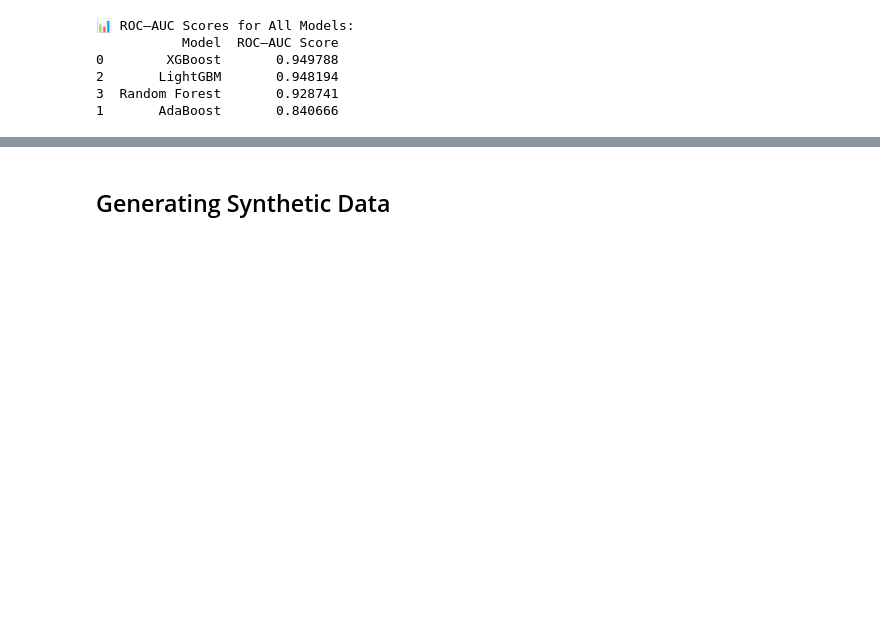
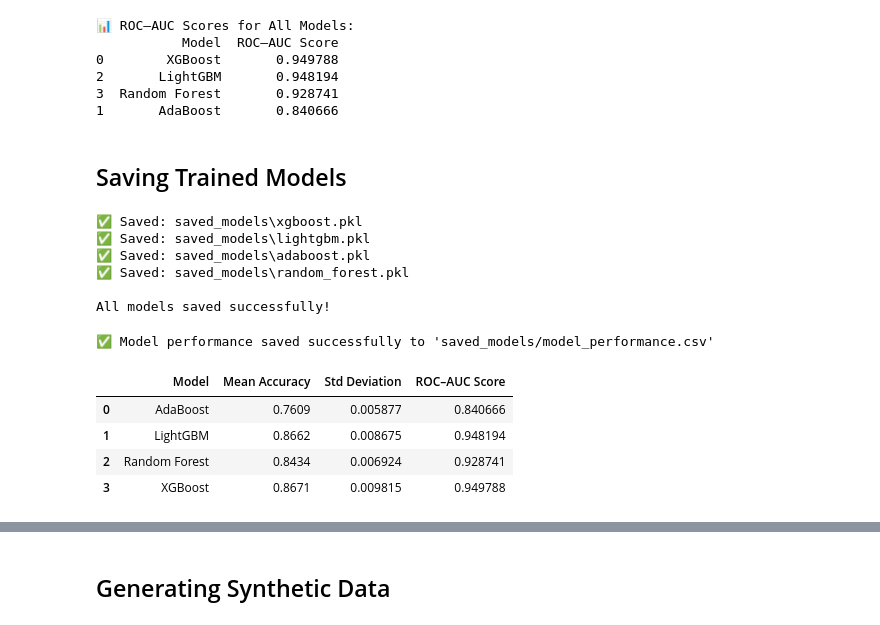
Before and after one commit to shreyamsis2025-msis/CTR_Project, a Jupyter notebook: ctr_prediction.ipynb, the cells around one changed output, grey strips where cells are left out. Saved outputs shown, nothing was run; the diff lists cells and outputs as text; code cells hidden in the pictures; blank space fills up the shorter version.

```diff
--- a/ctr_prediction.ipynb
+++ b/ctr_prediction.ipynb
@@ -517,3 +520,83 @@ print(auc_df)
 2       LightGBM       0.948194
 3  Random Forest       0.928741
 1       AdaBoost       0.840666
+# %% [markdown]
+## Saving Trained Models
+# %%
+# =============================================
+# 📦 SAVE TRAINED MODELS FOR DASHBOARD USE
+# =============================================
+import pickle
+import os
+
+# Create a folder to store the models
+model_dir = "saved_models"
+os.makedirs(model_dir, exist_ok=True)
+
+# Save each trained model as a pickle file
+models_to_save = {
+    "xgboost": clf_xgb,
+    "lightgbm": lgbm_model,
+    "adaboost": ada_model,
+    "random_forest": rf_model
+}
+
+for name, model in models_to_save.items():
+    filename = os.path.join(model_dir, f"{name}.pkl")
+    with open(filename, "wb") as file:
+        pickle.dump(model, file)
+    print(f"✅ Saved: {filename}")
+
+print("\nAll models saved successfully!")
+# %% [output]
+✅ Saved: saved_models\xgboost.pkl
+✅ Saved: saved_models\lightgbm.pkl
+✅ Saved: saved_models\adaboost.pkl
+✅ Saved: saved_models\random_forest.pkl
+
+All models saved successfully!
+# %%
+# ==========================================================
+# 📦 SAVE MODEL PERFORMANCE (Mean Accuracy + ROC–AUC Scores)
+# ==========================================================
+import pandas as pd
+import os
+
+# Ensure DataFrames are properly formatted
+# Convert index to column if needed
+if 'Model' not in results_df.columns:
+    results_df = results_df.reset_index().rename(columns={'index': 'Model'})
+
+if 'Model' not in auc_df.columns:
+    auc_df = auc_df.reset_index().rename(columns={'index': 'Model'})
+
+# Merge on the 'Model' column
+performance_df = pd.merge(results_df, auc_df, on='Model', how='outer')
+
+# Reorder and clean columns
+performance_df = performance_df.rename(columns={
+    'Mean Accuracy': 'Mean Accuracy',
+    'Std': 'Std Deviation',
+    'ROC–AUC Score': 'ROC–AUC Score'
+})
+
+# Ensure all expected columns exist
+for col in ['Mean Accuracy', 'Std Deviation', 'ROC–AUC Score']:
+    if col not in performance_df.columns:
+        performance_df[col] = np.nan
+
+performance_df = performance_df[['Model', 'Mean Accuracy', 'Std Deviation', 'ROC–AUC Score']]
+
+# Save to folder
+os.makedirs('saved_models', exist_ok=True)
+performance_df.to_csv('saved_models/model_performance.csv', index=False)
+
+print("\n✅ Model performance saved successfully to 'saved_models/model_performance.csv'")
+display(performance_df)
+# %% [output]
+✅ Model performance saved successfully to 'saved_models/model_performance.csv'
+|  | Model | Mean Accuracy | Std Deviation | ROC–AUC Score |
+| 0 | AdaBoost | 0.7609 | 0.005877 | 0.840666 |
+| 1 | LightGBM | 0.8662 | 0.008675 | 0.948194 |
+| 2 | Random Forest | 0.8434 | 0.006924 | 0.928741 |
+| 3 | XGBoost | 0.8671 | 0.009815 | 0.949788 |
```
Also changed, not shown: parts of 2 cells of this notebook, 9 other files.
